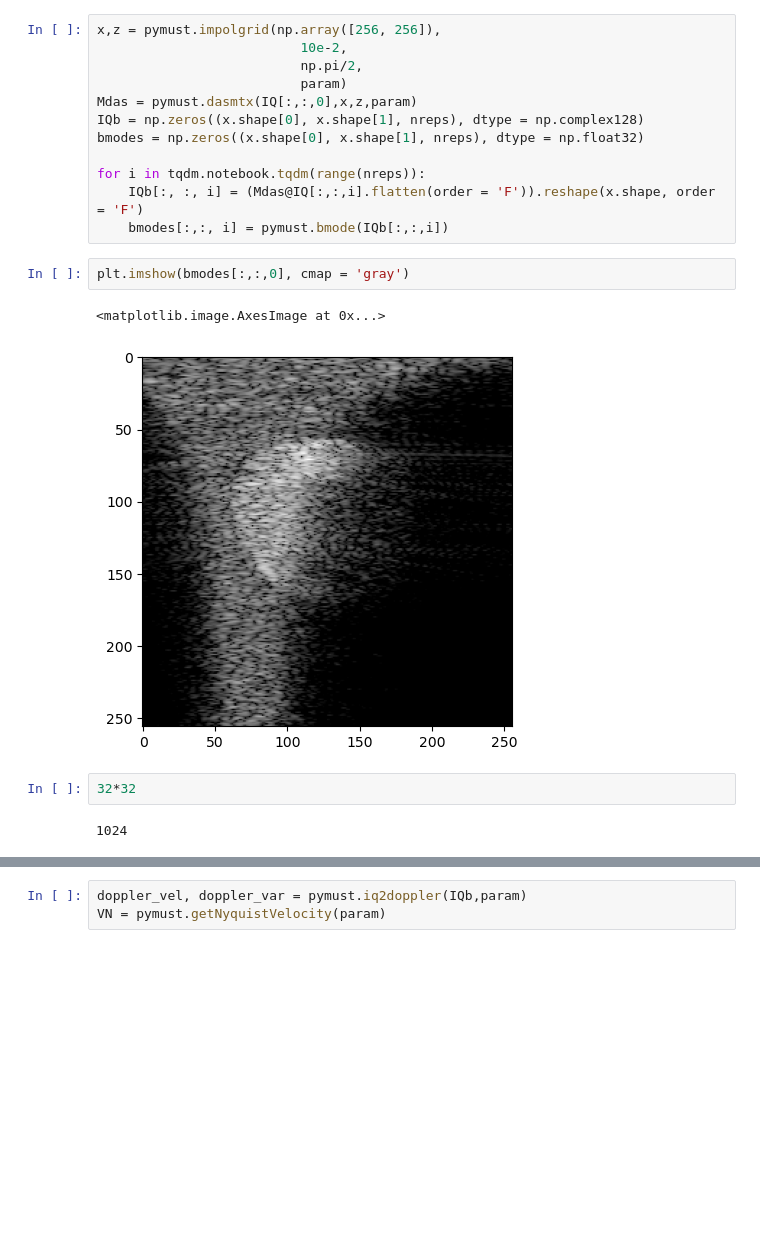
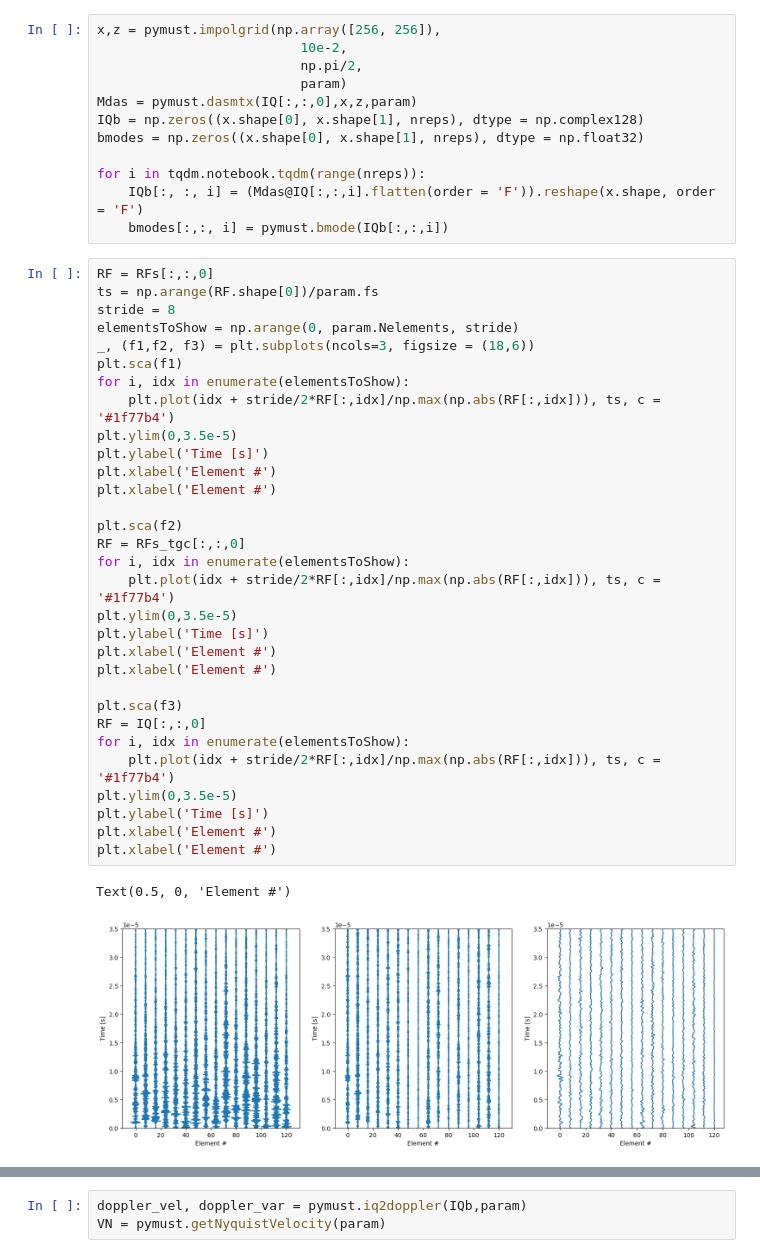
Before and after one commit to creatis-ULTIM/PyMUST, a Jupyter notebook: examples/rotatingDiskVelocitySynthetic.ipynb, the cells around one changed output, grey strips where cells are left out. Saved outputs shown, nothing was run; the diff lists cells and outputs as text; blank space fills up the shorter version.

```diff
--- a/examples/rotatingDiskVelocitySynthetic.ipynb
+++ b/examples/rotatingDiskVelocitySynthetic.ipynb
@@ -82,12 +87,37 @@ bmodes = np.zeros((x.shape[0], x.shape[1], nreps), dtype = np.float32)
 for i in tqdm.notebook.tqdm(range(nreps)):
     IQb[:, :, i] = (Mdas@IQ[:,:,i].flatten(order = 'F')).reshape(x.shape, order = 'F')
     bmodes[:,:, i] = pymust.bmode(IQb[:,:,i])
-# %%
-plt.imshow(bmodes[:,:,0], cmap = 'gray')
-# %% [output]
-<matplotlib.image.AxesImage at 0x...>
-[figure, removed]
-# %%
-32*32
-# %% [output]
-1024
+# %%
+RF = RFs[:,:,0]
+ts = np.arange(RF.shape[0])/param.fs
+stride = 8
+elementsToShow = np.arange(0, param.Nelements, stride)
+_, (f1,f2, f3) = plt.subplots(ncols=3, figsize = (18,6))
+plt.sca(f1)
+for i, idx in enumerate(elementsToShow):
+    plt.plot(idx + stride/2*RF[:,idx]/np.max(np.abs(RF[:,idx])), ts, c = '#1f77b4')
+plt.ylim(0,3.5e-5)
+plt.ylabel('Time [s]')
+plt.xlabel('Element #')
+plt.xlabel('Element #')
+
+plt.sca(f2)
+RF = RFs_tgc[:,:,0]
+for i, idx in enumerate(elementsToShow):
+    plt.plot(idx + stride/2*RF[:,idx]/np.max(np.abs(RF[:,idx])), ts, c = '#1f77b4')
+plt.ylim(0,3.5e-5)
+plt.ylabel('Time [s]')
+plt.xlabel('Element #')
+plt.xlabel('Element #')
+
+plt.sca(f3)
+RF = IQ[:,:,0]
+for i, idx in enumerate(elementsToShow):
+    plt.plot(idx + stride/2*RF[:,idx]/np.max(np.abs(RF[:,idx])), ts, c = '#1f77b4')
+plt.ylim(0,3.5e-5)
+plt.ylabel('Time [s]')
+plt.xlabel('Element #')
+plt.xlabel('Element #')
+# %% [output]
+Text(0.5, 0, 'Element #')
+[figure, added]
```
Also changed, not shown: parts of 9 cells of this notebook, 30 other files.
